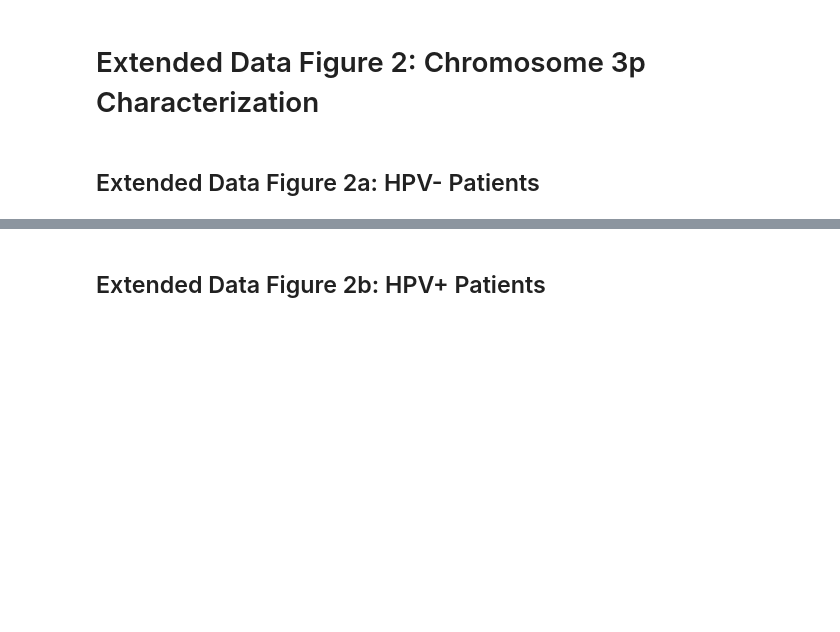
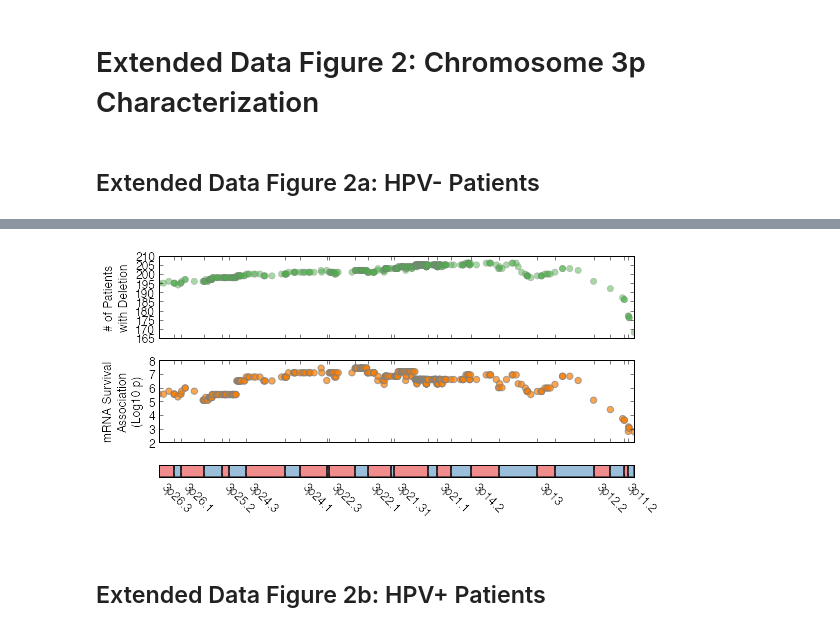
Before and after one commit to theandygross/TCGA, a Jupyter notebook: Analysis_Notebooks/copy_number_exploration.ipynb, the cells around one changed output, grey strips where cells are left out. Saved outputs shown, nothing was run; the diff lists cells and outputs as text; code cells hidden in the pictures; blank space fills up the shorter version.

```diff
--- a/Analysis_Notebooks/copy_number_exploration.ipynb
+++ b/Analysis_Notebooks/copy_number_exploration.ipynb
@@ -198,0 +195,2 @@ exp2 = -exp.LR.map(log10)
+# %%
+rr = screen_feature(p53_mut, fisher_exact_test, p_arm < 0)
@@ -247,3 +257,51 @@ fig.savefig('/cellar/users/agross/figures/supp_2a.pdf', transparent=True)
+# %%
+fig = plt.figure(figsize=(8,4))
+ax1 = plt.subplot2grid((7,1), (0,0), rowspan=3, colspan=1)
+ax2 = plt.subplot2grid((7,1), (3,0), rowspan=3, colspan=1)
+ax3 = plt.subplot2grid((7,1), (6,0), rowspan=1, colspan=1)
+
+bands = p_arm.reset_index().groupby('Cytoband')
+bands = bands.first().start.order()
+starts = p_arm.index.get_level_values('start')
+for i,(idx,v) in enumerate(bands.iteritems()):
+    try:
+        r = plt.Rectangle((v,0), bands.iloc[i+1]-v, 1, lw=2,
+                          alpha=.5, fc=colors[i%2])
+    except:
+        r = plt.Rectangle((v,0), starts[-1] - v, 1, lw=2,
+                          alpha=.5, fc=colors[i%2])
+    ax3.add_artist(r)
+ax3.set_xticks(bands)
+b = [{0:s,1:''}[(i%2)] for i,s in enumerate(bands.index)]
+ax3.set_xticklabels(b, rotation=270+45, ha='left')
+
+ax1.scatter(starts, (p_arm < -.1).sum(1), s=40, c=colors[2],
+            edgecolor='grey', lw=.5, alpha=.5)
+ax2.scatter(starts, rr.odds_ratio.ix[p_arm.index], s=40,
+            c=colors[4], edgecolor='grey', alpha=.7)
+
+#ax1.set_ybound(215,255)
+ax1.set_ylabel('# of Patients\nwith Deletion\n\n', ha='center', va='center')
+#ax2.set_ybound(-.5,4.)
+ax2.set_ylabel('mRNA Survival\nAssociation\n(Log10 p)\n\n\n', ha='center', va='center')
+ax3.set_yticks([])
+fig.tight_layout()
+for ax in [ax1, ax2, ax3]:
+    ax.set_xbound(starts[0],
+                  starts[-1])
+    ax.set_xticks(bands)
+
+for n, ss in exp2.ix[['FHIT']].iteritems():
+    ax2.annotate(n[0], (n[1], ss), xytext=(15, -5),
+                 textcoords='offset points',
+                 arrowprops=dict(arrowstyle="->"))
+ax1.set_xticklabels('')
+ax2.set_xticklabels('')
+ax2.set_yticks([2,3,4,5,6,7,8])
+fig.tight_layout()
+#fig.savefig(FIGDIR + 'supp_2a.pdf', transparent=True)
+# %% [output]
+[figure, added]
 # %% [markdown]
 ## Extended Data Figure 2b: HPV+ Patients
 # %%
```
Also changed, not shown: parts of 27 cells of this notebook, 21 other files.
